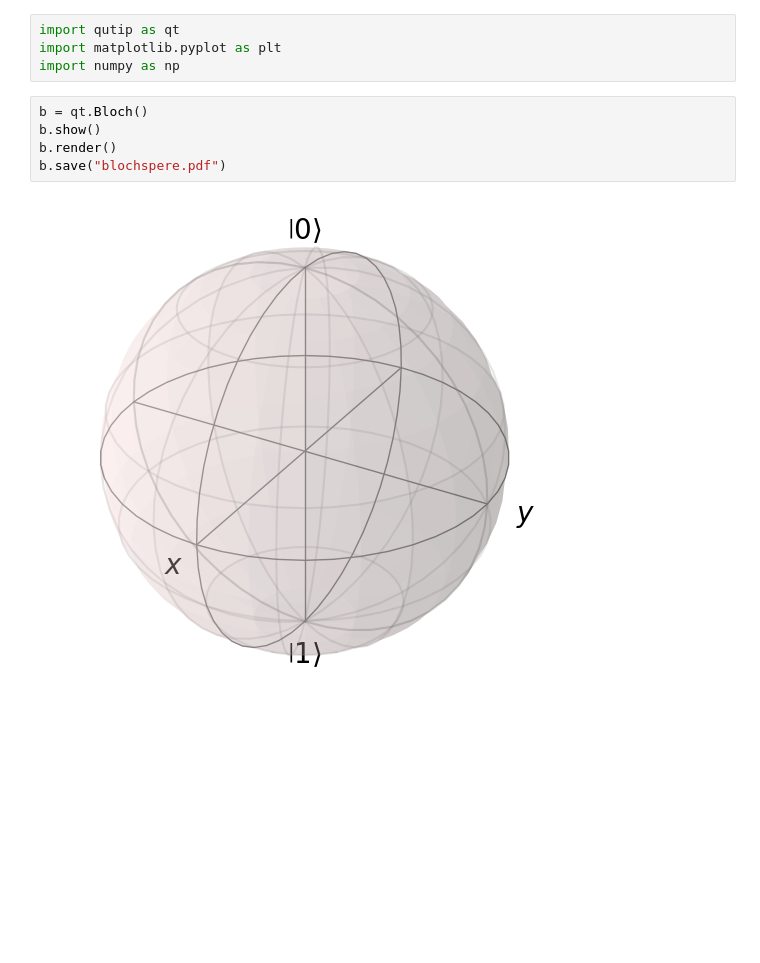
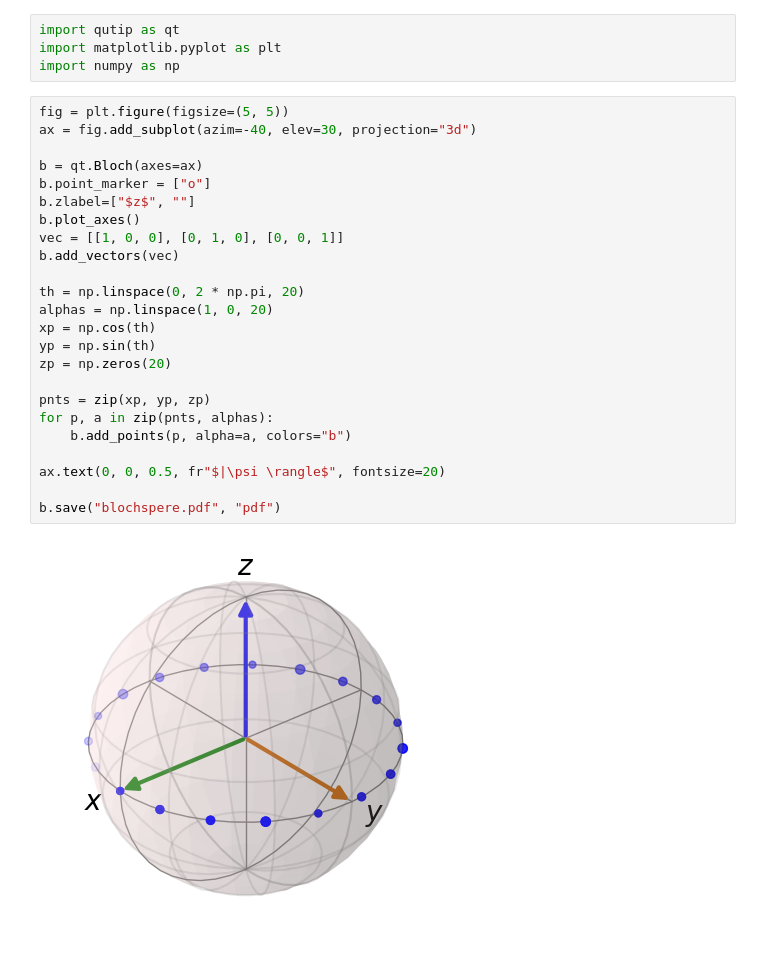
Before and after one commit to davidvrchen/quantum-channel-approximation, a Jupyter notebook: report/Bloch-sphere.ipynb, the cells around one changed output. Saved outputs shown, nothing was run; the diff lists cells and outputs as text; blank space fills up the shorter version.

```diff
--- a/report/Bloch-sphere.ipynb
+++ b/report/Bloch-sphere.ipynb
@@ -2,10 +2,29 @@
 import qutip as qt
 import matplotlib.pyplot as plt
 import numpy as np
-# %%
-b = qt.Bloch()
-b.show()
-b.render()
-b.save("blochspere.pdf")
-# %% [output]
-[figure, removed]
+# %%
+fig = plt.figure(figsize=(5, 5))
+ax = fig.add_subplot(azim=-40, elev=30, projection="3d")
+
+b = qt.Bloch(axes=ax)
+b.point_marker = ["o"]
+b.zlabel=["$z$", ""]
+b.plot_axes()
+vec = [[1, 0, 0], [0, 1, 0], [0, 0, 1]]
+b.add_vectors(vec)
+
+th = np.linspace(0, 2 * np.pi, 20)
+alphas = np.linspace(1, 0, 20)
+xp = np.cos(th)
+yp = np.sin(th)
+zp = np.zeros(20)
+
+pnts = zip(xp, yp, zp)
+for p, a in zip(pnts, alphas):
+    b.add_points(p, alpha=a, colors="b")
+
+ax.text(0, 0, 0.5, fr"$|\psi \rangle$", fontsize=20)
+
+b.save("blochspere.pdf", "pdf")
+# %% [output]
+[figure, added]
```
Also changed, not shown: 17 other files.
